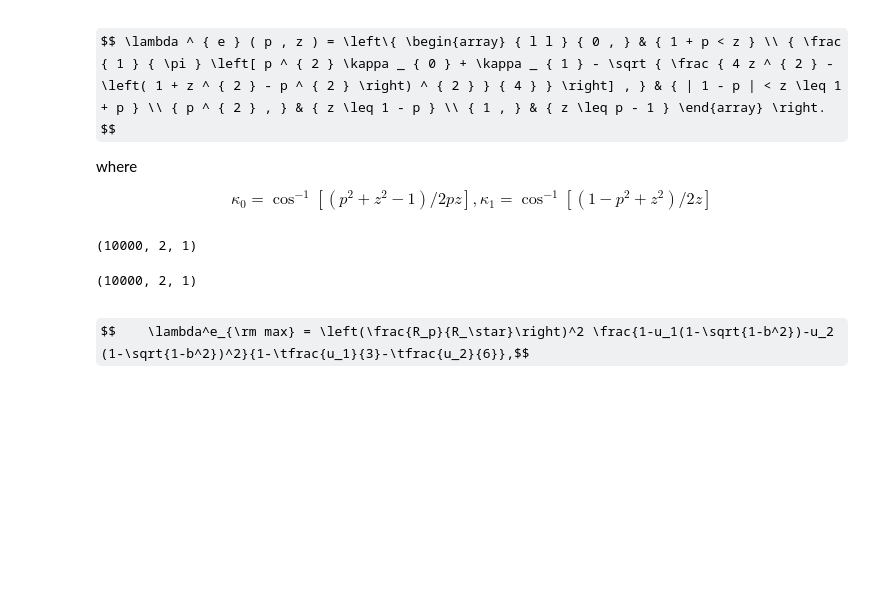
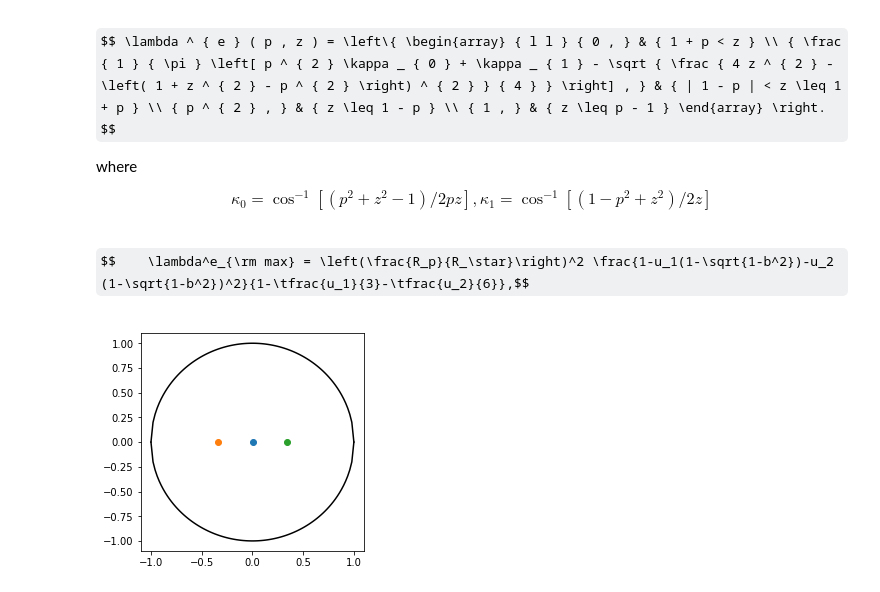
Before and after one commit to bmorris3/zeitsprung, a Jupyter notebook: fleck_transit.ipynb, the cells around one changed output. Saved outputs shown, nothing was run; the diff lists cells and outputs as text; code cells hidden in the pictures; some formulas as TeX source; blank space fills up the shorter version.

```diff
--- a/fleck_transit.ipynb
+++ b/fleck_transit.ipynb
@@ -70,13 +70,19 @@ $$ \lambda ^ { e } ( p , z ) = \left\{ \begin{array} { l l } { 0 , } & { 1 + p <
 where
 
 $$ \kappa _ { 0 } = \cos ^ { - 1 } \left[ \left( p ^ { 2 } + z ^ { 2 } - 1 \right) / 2 p z \right], \kappa _ { 1 } = \cos ^ { - 1 } \left[ \left( 1 - p ^ { 2 } + z ^ { 2 } \right) / 2 z \right]  $$
-# %%
-tilted_spot_positions.y.value.shape
-# %% [output]
-(10000, 2, 1)
-# %%
-tilted_spot_positions.z.shape
-# %% [output]
-(10000, 2, 1)
 # %% [markdown]
 $$    \lambda^e_{\rm max} = \left(\frac{R_p}{R_\star}\right)^2 \frac{1-u_1(1-\sqrt{1-b^2})-u_2 (1-\sqrt{1-b^2})^2}{1-\tfrac{u_1}{3}-\tfrac{u_2}{6}},$$
+# %%
+x = np.linspace(-1, 1, 100)
+plt.figure(figsize=(4, 4))
+plt.plot(x, np.sqrt(1-x**2), 'k')
+plt.plot(x, -np.sqrt(1-x**2), 'k')
+
+t0 = n_rotations/2
+
+plt.scatter(d[t0], 0)
+
+for i in range(n_spots):
+    plt.scatter(tilted_spot_positions.y.value[t0, i, 0], tilted_spot_positions.z.value[t0, i, 0])
+# %% [output]
+[figure, added]
```
Also changed, not shown: parts of 6 cells of this notebook.
